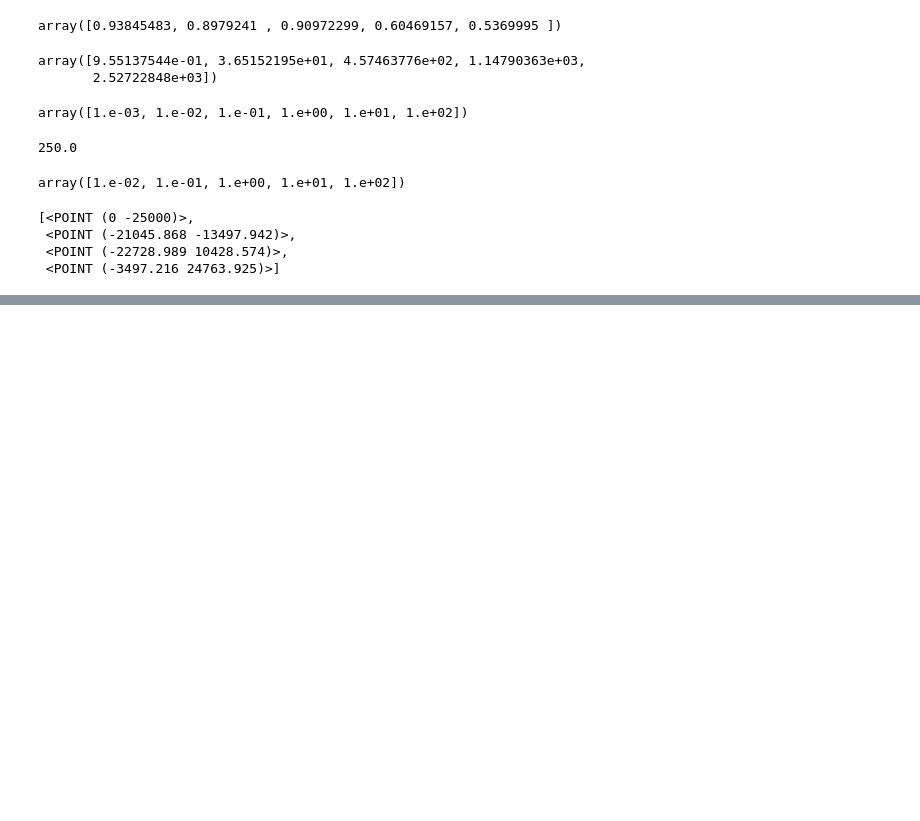
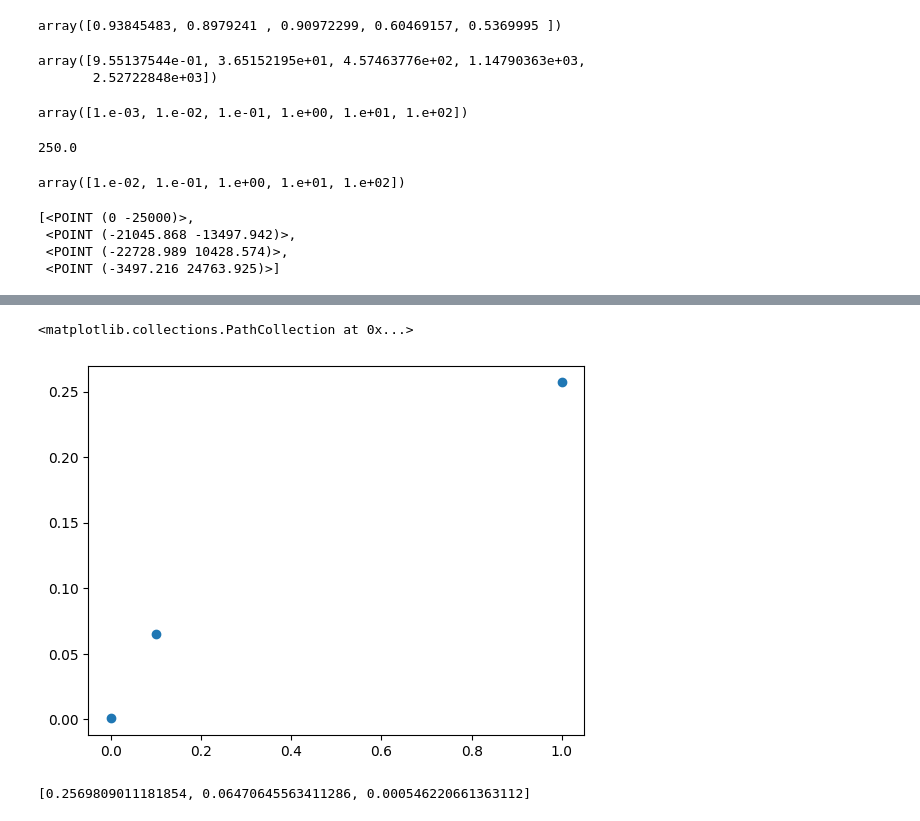
Before and after one commit to pism/glacier-flow-tools, a Jupyter notebook: notebooks/test_interpolation.ipynb, the cells around one changed output, grey strips where cells are left out. Drawn from its saved outputs; the diff is of its cells as text; code cells hidden in the pictures; blank space fills up the shorter version.

```diff
--- a/notebooks/test_interpolation.ipynb
+++ b/notebooks/test_interpolation.ipynb
@@ -372,0 +379,14 @@ $$x(t) = x_0 + v(x) \cdot t$$
+# %%
+diffs = []
+for dt in [1, 0.1, 0.001]:
+    pts, pts_error_estim = compute_trajectory(starting_point, Vx, Vy, x, y, total_time=total_time, dt=dt)
+    diffs.append(r_exact.distance(pts[-1]))
+# %%
+plt.scatter([1, 0.1, 0.001], diffs)
+# %% [output]
+<matplotlib.collections.PathCollection at 0x...>
+[figure, added]
+# %%
+diffs
+# %% [output]
+[0.2569809011181854, 0.06470645563411286, 0.000546220661363112]
```
Also changed, not shown: parts of 9 cells of this notebook, 2 other files.
